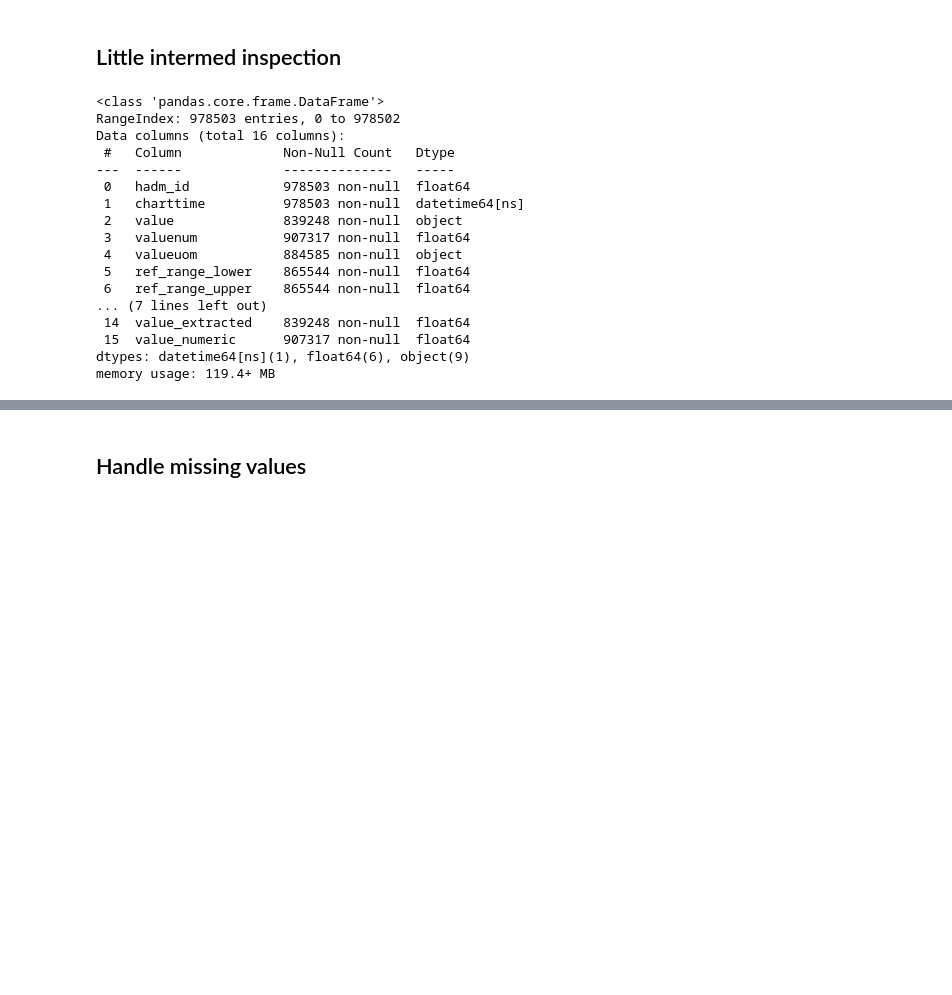
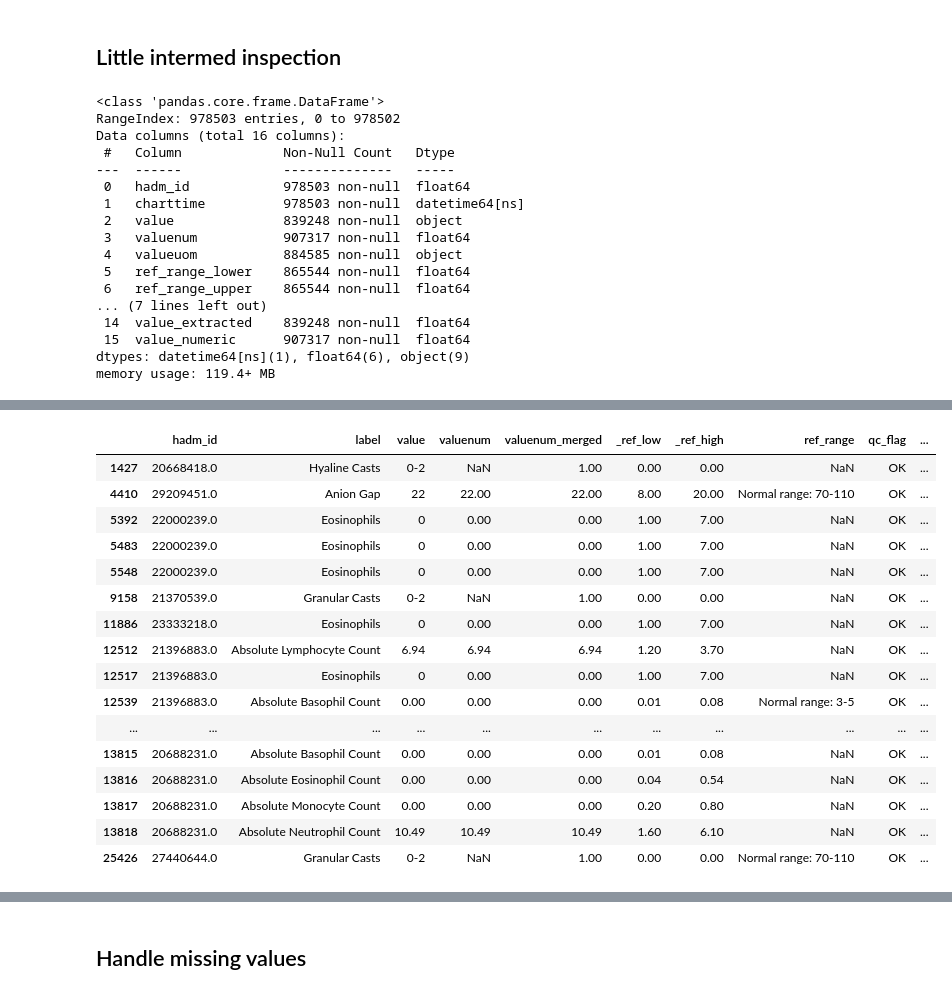
Before and after one commit to alexandermittet/Data_Analytics_for_Health_UniPi, a Jupyter notebook: code/1.1 df2 laboratory.ipynb, the cells around one changed output, grey strips where cells are left out. Saved outputs shown, nothing was run; the diff lists cells and outputs as text; code cells hidden in the pictures; blank space fills up the shorter version.

```diff
--- a/code/1.1 df2 laboratory.ipynb
+++ b/code/1.1 df2 laboratory.ipynb
@@ -26,5 +27,5 @@ DATASETS = {
 # %%
-df = pd.read_csv(f"{DATA_DIR}/{DATASETS['laboratory_events_codes_2']}", index_col=False)
+df = pd.read_csv(f"{DATA_DIR}/{DATASETS[name]}", index_col=False)
 
 df.columns
 # %% [output]
@@ -820,0 +867,3 @@ df[df.columns[10:]].head(10)
+# %%
+# convert nan / none null vals in flag to 'normal'
+df['flag'] = df['flag'].fillna('normal')
@@ -820,0 +877,76 @@ df[df.columns[10:]].head(10)
+# %%
+# Check if 'flag' correctly indicates abnormal values based on reference ranges
+print("="*80)
+print("FLAG CORRECTNESS VALIDATION")
+print("="*80)
+
+# Create working columns
+df['_val'] = pd.to_numeric(df['valuenum_merged'], errors='coerce')
+df['_ref_low'] = pd.to_numeric(df['ref_range_lower'], errors='coerce')
+df['_ref_high'] = pd.to_numeric(df['ref_range_upper'], errors='coerce')
+
+# Compute expected flag based on reference ranges
+def compute_expected_flag(row):
+    val = row['_val']
+    low = row['_ref_low']
+    high = row['_ref_high']
+
+    if pd.isna(val):
+        return np.nan  # Can't determine without a value
+    if pd.isna(low) and pd.isna(high):
+        return np.nan  # No reference range available
+
+    # Check if outside bounds
+    if pd.notna(low) and pd.notna(high):
+        return 'abnormal' if (val < low or val > high) else 'normal'
+    elif pd.notna(low):
+        return 'abnormal' if val < low else 'normal'
+    elif pd.notna(high):
+        return 'abnormal' if val > high else 'normal'
+    return np.nan
+
+df['_expected_flag'] = df.apply(compute_expected_flag, axis=1)
+
+# Compare with actual flag
+checkable = df[df['_expected_flag'].notna()].copy()
+checkable['_match'] = checkable['flag'] == checkable['_expected_flag']
+
+# Identify mismatches
+mismatches = checkable[~checkable['_match']]
+
+# Summary
+print(f"\nTotal rows: {len(df):,}")
+print(f"Rows with computable expected flag: {len(checkable):,}")
+print(f"Matching flags: {checkable['_match'].sum():,} ({checkable['_match'].mean()*100:.2f}%)")
+print(f"Mismatched flags: {len(mismatches):,} ({len(mismatches)/len(checkable)*100:.2f}%)")
+
+# Show mismatch breakdown
+if len(mismatches) > 0:
+    print("\n" + "-"*80)
+    print("MISMATCH BREAKDOWN:")
+    print("-"*80)
+    mismatch_types = mismatches.groupby(['flag', '_expected_flag']).size().reset_index(name='count')
+    print(mismatch_types.to_string(index=False))
+
+    # Check how many mismatches have same valuenum as valuenum_merged
+    print("\n" + "-"*80)
+    print("MISMATCH SOURCE ANALYSIS:")
+    print("-"*80)
+    mismatches['_same_valuenum'] = mismatches['valuenum'] == mismatches['valuenum_merged']
+    same_count = mismatches['_same_valuenum'].sum()
+    diff_count = len(mismatches) - same_count
+
+    print(f"Mismatches where valuenum == valuenum_merged: {same_count:,} ({same_count/len(mismatches)*100:.2f}%)")
+    print(f"Mismatches where valuenum != valuenum_merged: {diff_count:,} ({diff_count/len(mismatches)*100:.2f}%)")
+    print(f"  → Original data issue: {same_count/len(mismatches)*100:.1f}%")
+    print(f"  → Possibly from value extraction: {diff_count/len(mismatches)*100:.1f}%")
+
+    print("\n" + "-"*80)
+    print("SAMPLE MISMATCHES (first 20):")
+    print("-"*80)
+    display(mismatches[['hadm_id', 'label', 'value', 'valuenum', 'valuenum_merged', '_ref_low', '_ref_high', 'ref_range', 'qc_flag',
+                        'flag', '_expected_flag', '_same_valuenum']].head(20))
+
+# Cleanup helper columns
+df.drop(columns=['_val', '_ref_low', '_ref_high', '_expected_flag'], inplace=True)
+# %% [output]
@@ -820,0 +975,17 @@ df[df.columns[10:]].head(10)
+|  | hadm_id | label | value | valuenum | valuenum_merged | _ref_low | _ref_high | ref_range | qc_flag | ... |
+| 1427 | 20668418.0 | Hyaline Casts | 0-2 | NaN | 1.00 | 0.00 | 0.00 | NaN | OK | ... |
+| 4410 | 29209451.0 | Anion Gap | 22 | 22.00 | 22.00 | 8.00 | 20.00 | Normal range: 70-110 | OK | ... |
+| 5392 | 22000239.0 | Eosinophils | 0 | 0.00 | 0.00 | 1.00 | 7.00 | NaN | OK | ... |
+| 5483 | 22000239.0 | Eosinophils | 0 | 0.00 | 0.00 | 1.00 | 7.00 | NaN | OK | ... |
+| 5548 | 22000239.0 | Eosinophils | 0 | 0.00 | 0.00 | 1.00 | 7.00 | NaN | OK | ... |
+| 9158 | 21370539.0 | Granular Casts | 0-2 | NaN | 1.00 | 0.00 | 0.00 | NaN | OK | ... |
+| 11886 | 23333218.0 | Eosinophils | 0 | 0.00 | 0.00 | 1.00 | 7.00 | NaN | OK | ... |
+| 12512 | 21396883.0 | Absolute Lymphocyte Count | 6.94 | 6.94 | 6.94 | 1.20 | 3.70 | NaN | OK | ... |
+| 12517 | 21396883.0 | Eosinophils | 0 | 0.00 | 0.00 | 1.00 | 7.00 | NaN | OK | ... |
+| 12539 | 21396883.0 | Absolute Basophil Count | 0.00 | 0.00 | 0.00 | 0.01 | 0.08 | Normal range: 3-5 | OK | ... |
+| ... | ... | ... | ... | ... | ... | ... | ... | ... | ... | ... |
+| 13815 | 20688231.0 | Absolute Basophil Count | 0.00 | 0.00 | 0.00 | 0.01 | 0.08 | NaN | OK | ... |
+| 13816 | 20688231.0 | Absolute Eosinophil Count | 0.00 | 0.00 | 0.00 | 0.04 | 0.54 | NaN | OK | ... |
+| 13817 | 20688231.0 | Absolute Monocyte Count | 0.00 | 0.00 | 0.00 | 0.20 | 0.80 | NaN | OK | ... |
+| 13818 | 20688231.0 | Absolute Neutrophil Count | 10.49 | 10.49 | 10.49 | 1.60 | 6.10 | NaN | OK | ... |
+| 25426 | 27440644.0 | Granular Casts | 0-2 | NaN | 1.00 | 0.00 | 0.00 | Normal range: 70-110 | OK | ... |
```
Also changed, not shown: parts of 35 cells of this notebook.
